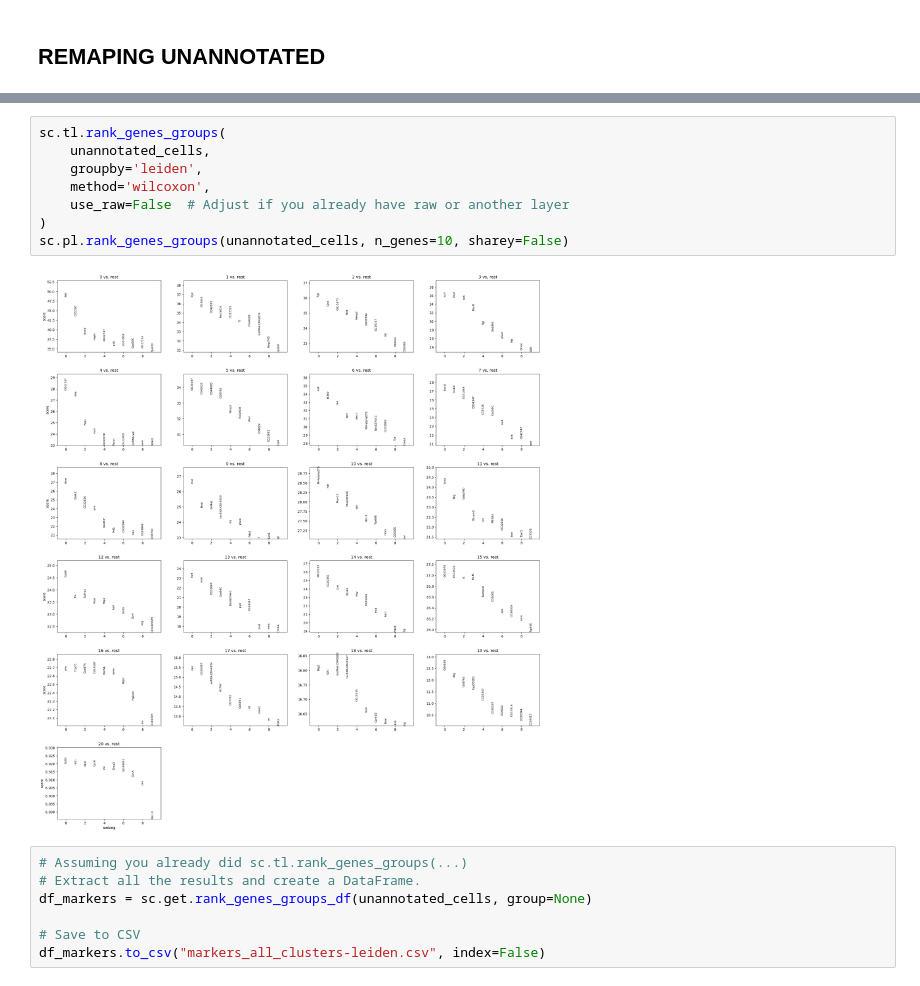
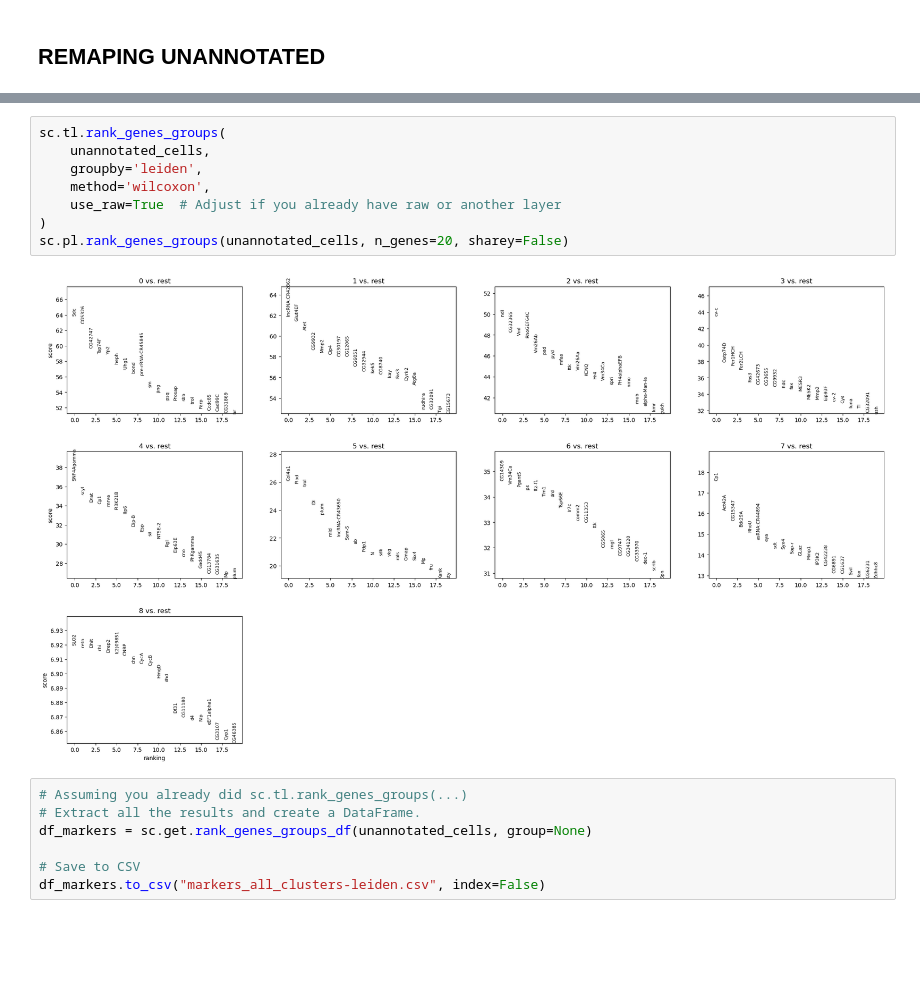
Before and after one commit to meneller/Remaping-FlyCellAtlas, a Jupyter notebook: Remaping-Fly Cell Atlas.ipynb, the cells around one changed output, grey strips where cells are left out. Cells and saved outputs as stored; diff of their text form; blank space fills up the shorter version.

```diff
--- a/Remaping-Fly Cell Atlas.ipynb
+++ b/Remaping-Fly Cell Atlas.ipynb
@@ -49,13 +47,13 @@ sc.pl.umap(unannotated_cells, color=['leiden'], title="UMAP Unannotated Subset (
 # %%
 sc.tl.rank_genes_groups(
     unannotated_cells,
     groupby='leiden',
     method='wilcoxon',
-    use_raw=False  # Adjust if you already have raw or another layer
+    use_raw=True  # Adjust if you already have raw or another layer
 )
-sc.pl.rank_genes_groups(unannotated_cells, n_genes=10, sharey=False)
+sc.pl.rank_genes_groups(unannotated_cells, n_genes=20, sharey=False)
 # %% [output]
-[figure, old version]
+[figure, new version]
 # %%
 # Assuming you already did sc.tl.rank_genes_groups(...)
 # Extract all the results and create a DataFrame.
```
Also changed, not shown: parts of 12 cells of this notebook.
